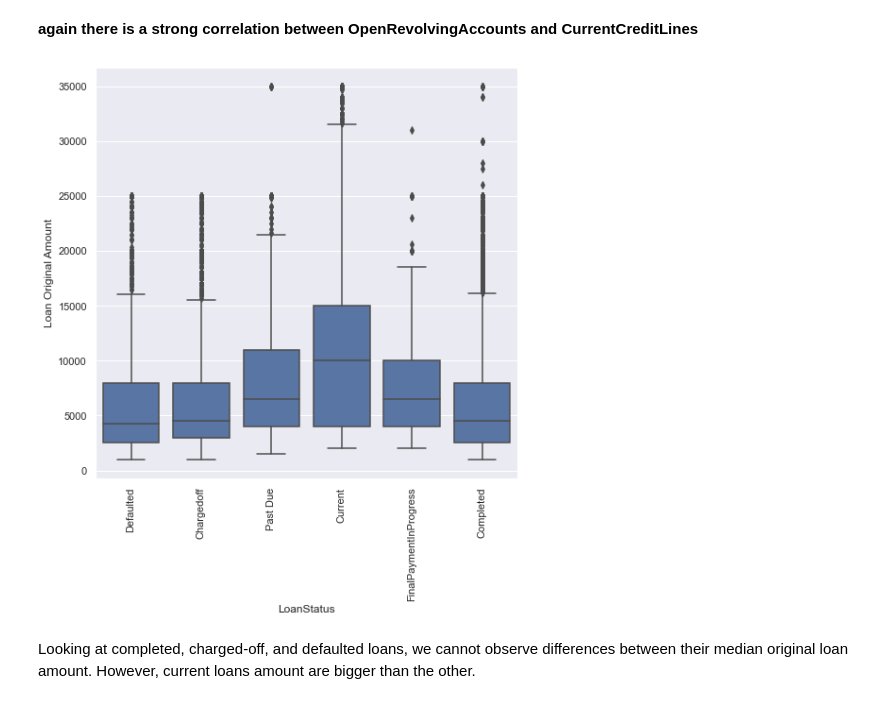
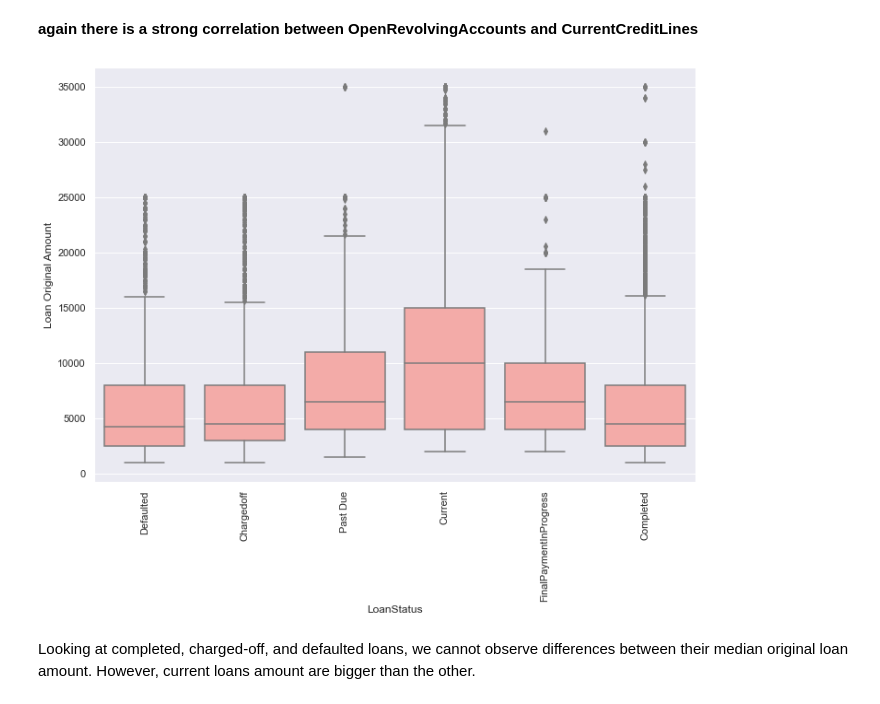
Before and after one commit to PRATIKSHABOTHARA/Prospers-Loan-data, a Jupyter notebook: Myproject.ipynb, the cells around one changed output. Cells and saved outputs as stored; diff of their text form; code cells hidden in the pictures.

```diff
--- a/Myproject.ipynb
+++ b/Myproject.ipynb
@@ -234,13 +236,13 @@ g.map_offdiag(plt.scatter);
 **again there is a strong correlation between OpenRevolvingAccounts and CurrentCreditLines**
 # %%
 # LoanStatus vs LoanOriginalAmount
-plt.figure(figsize = [8, 8])
-#default_color = sb.color_palette('pastel')[3]
+plt.figure(figsize=[ 11.69, 8.27])
+default_color = sb.color_palette('pastel')[3]
 
 ax2 = sb.boxplot(data=loan_df, x='LoanStatus', y='LoanOriginalAmount', color = default_color)
 plt.ylabel('Loan Original Amount')
 plt.xticks(rotation=90);
 # %% [output]
-[figure, old version]
+[figure, new version]
 # %% [markdown]
 Looking at completed, charged-off, and defaulted loans, we cannot observe differences between their median original loan amount. However, current loans amount are bigger than the other.
```
Also changed, not shown: parts of 11 cells of this notebook, 3 other files.
